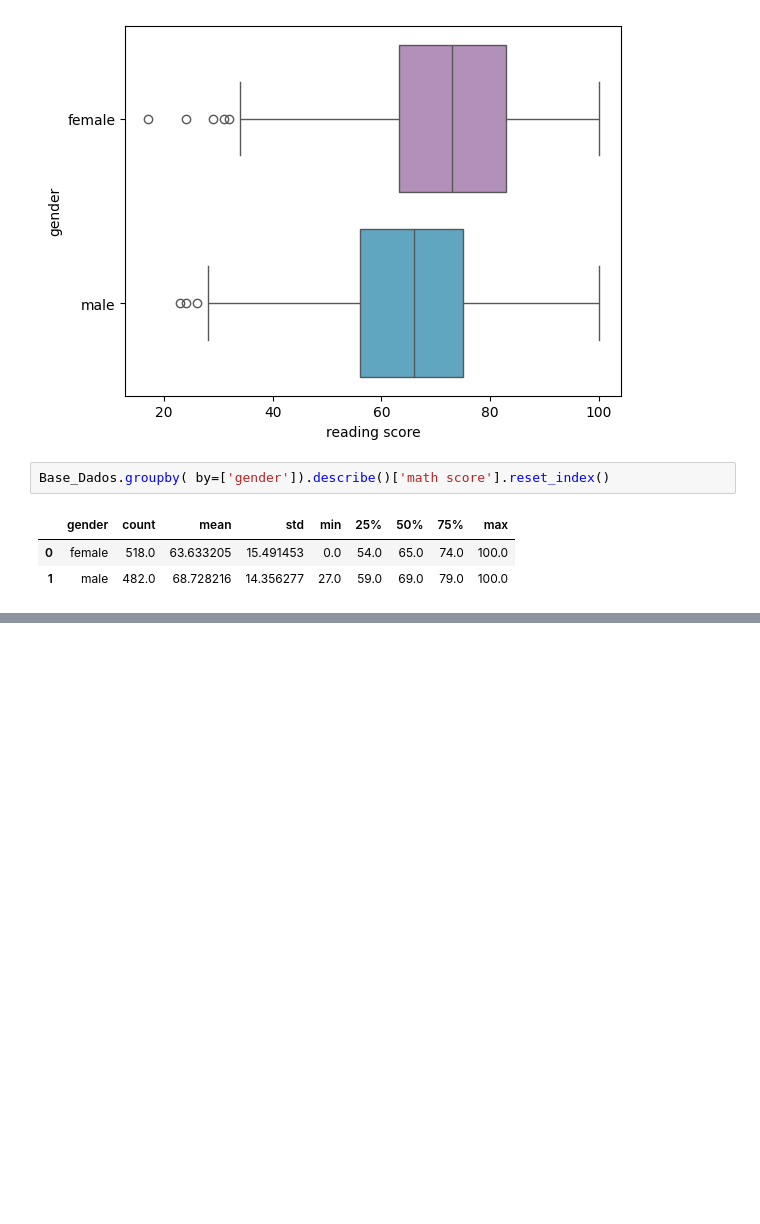
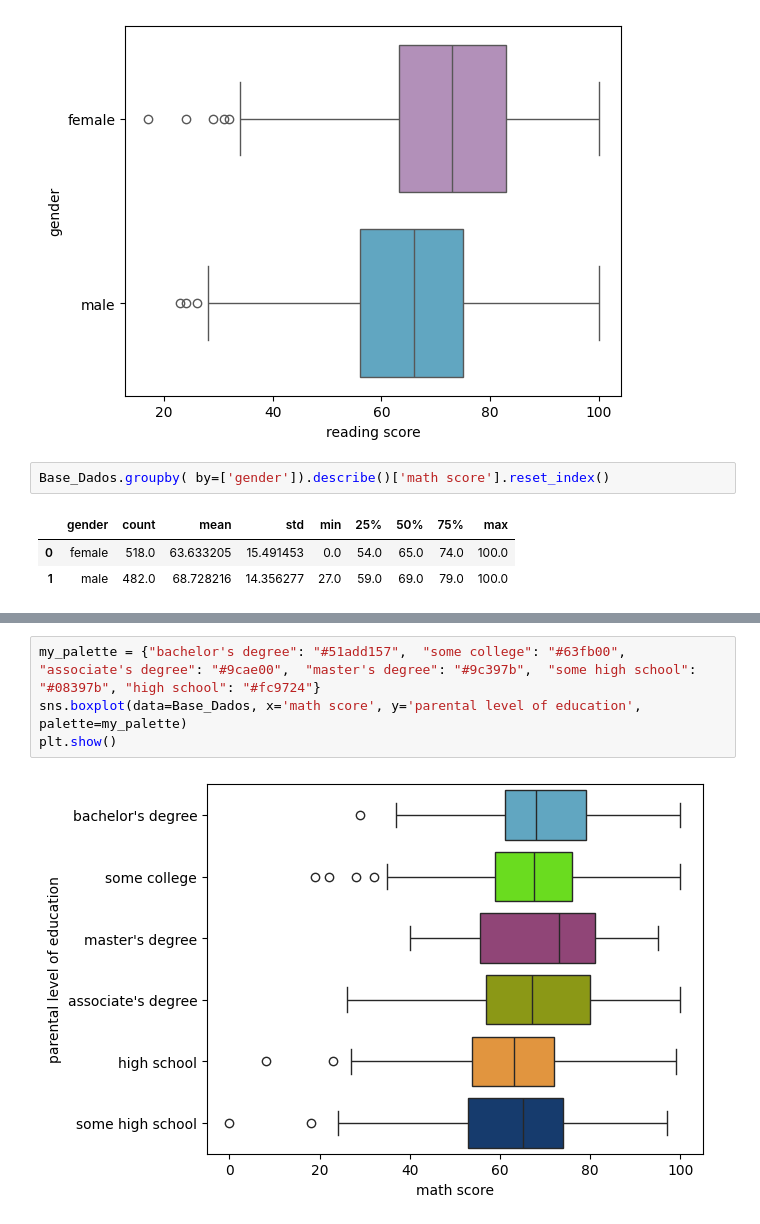
Before and after one commit to VITOR-HUGO94/Analise-de-Dados-Case-Unicornios-, a Jupyter notebook: Case_Education.ipynb, the cells around one changed output, grey strips where cells are left out. Drawn from its saved outputs; the diff is of its cells as text; blank space fills up the shorter version.

```diff
--- a/Case_Education.ipynb
+++ b/Case_Education.ipynb
@@ -172,0 +184,6 @@ Base_Dados.groupby( by=['gender']).describe()['math score'].reset_index()
+# %%
+my_palette = {"bachelor's degree": "#51add157",  "some college": "#63fb00",  "associate's degree": "#9cae00",  "master's degree": "#9c397b",  "some high school": "#08397b", "high school": "#fc9724"}
+sns.boxplot(data=Base_Dados, x='math score', y='parental level of education', palette=my_palette)
+plt.show()
+# %% [output]
+[figure, added]
```
Also changed, not shown: parts of 5 cells of this notebook.
